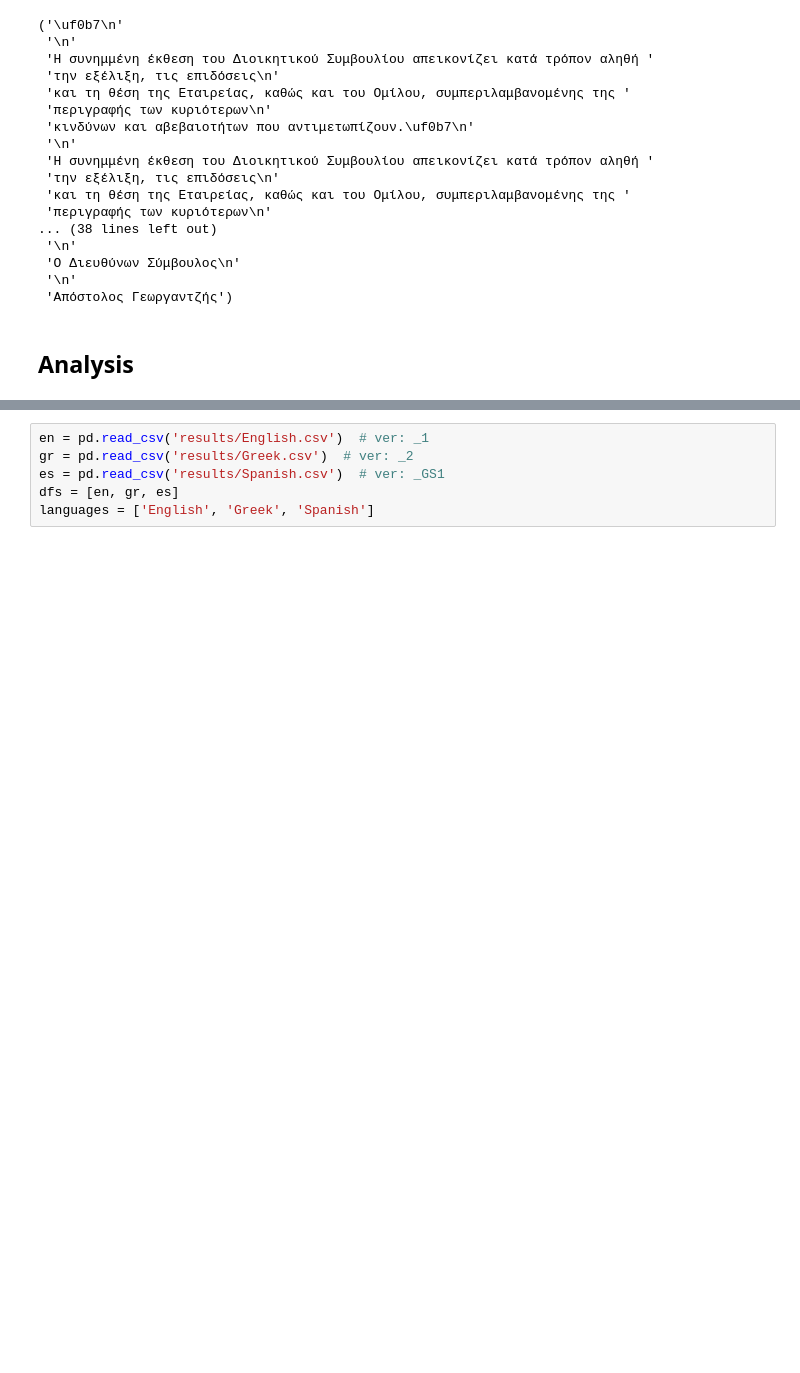
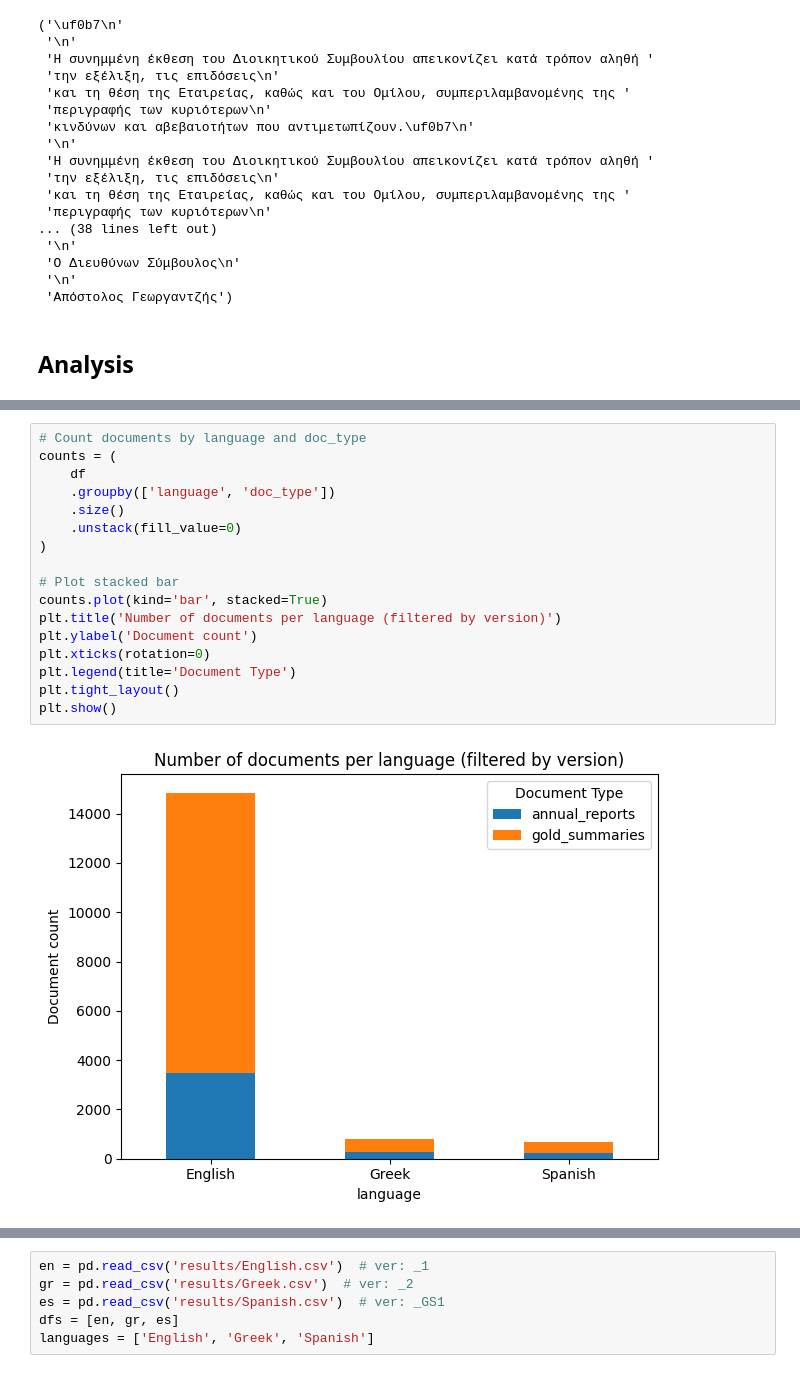
Before and after one commit to stefsyrsiri/financial-summarization-meta-evaluation, a Jupyter notebook: analysis.ipynb, the cells around one changed output, grey strips where cells are left out. Cells and saved outputs as stored; diff of their text form; blank space fills up the shorter version.

```diff
--- a/analysis.ipynb
+++ b/analysis.ipynb
@@ -348,0 +404,19 @@ pprint(corruptor2.repeat_sentence())
+# %%
+# Count documents by language and doc_type
+counts = (
+    df
+    .groupby(['language', 'doc_type'])
+    .size()
+    .unstack(fill_value=0)
+)
+
+# Plot stacked bar
+counts.plot(kind='bar', stacked=True)
+plt.title('Number of documents per language (filtered by version)')
+plt.ylabel('Document count')
+plt.xticks(rotation=0)
+plt.legend(title='Document Type')
+plt.tight_layout()
+plt.show()
+# %% [output]
+[figure, added]
```
Also changed, not shown: parts of 16 cells of this notebook, 1 other file.
